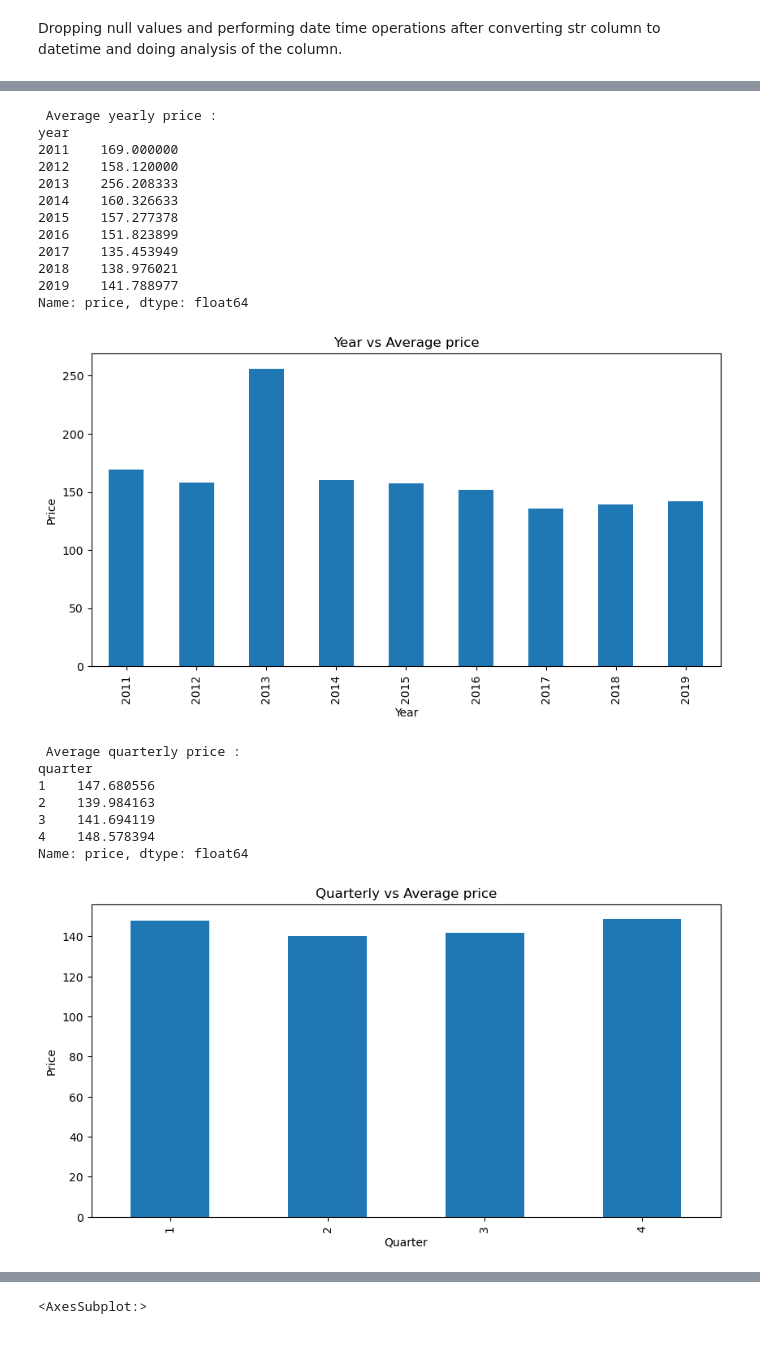
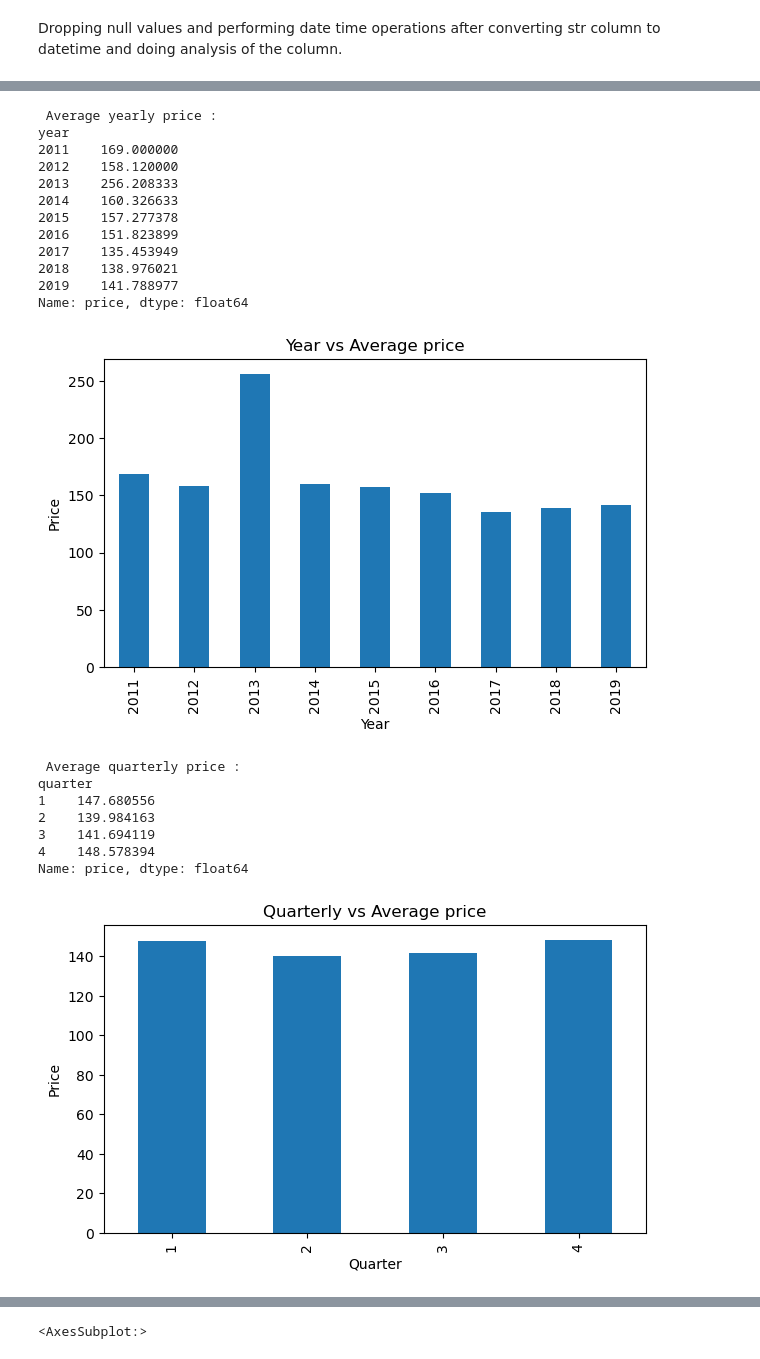
Before and after one commit to mdismailquraishicse/Capstone-Project-1--AirBnb, a Jupyter notebook: Capstone Project 1 - EDA.ipynb, the cells around one changed output, grey strips where cells are left out. Drawn from its saved outputs; the diff is of its cells as text; code cells hidden in the pictures.

```diff
--- a/Capstone Project 1 - EDA.ipynb
+++ b/Capstone Project 1 - EDA.ipynb
@@ -519,46 +507,40 @@ airbnb_df.head()
 # %%
 # year vs average price, quarter vs average price, month vs average price plots
 print(f" Average yearly price : \n{airbnb_df.groupby(['year'])['price'].mean()}")
-plt.rcParams['figure.figsize'] = (10,5)
+plt.rcParams['figure.figsize'] = (7,4)
 airbnb_df.groupby(['year'])['price'].mean().plot.bar()
 plt.title('Year vs Average price')
 plt.xlabel('Year')
 plt.ylabel('Price')
 plt.show()
 
 print(f" Average quarterly price : \n{airbnb_df.groupby(['quarter'])['price'].mean()}")
 airbnb_df.groupby(['quarter'])['price'].mean().plot.bar()
 plt.title('Quarterly vs Average price')
 plt.xlabel('Quarter')
 plt.ylabel('Price')
 plt.show()
 
 print(f" Average monthly price : \n{airbnb_df.groupby(['month'])['price'].mean()}")
 airbnb_df.groupby(['month'])['price'].mean().plot.bar()
 plt.title('Month vs Average price')
 plt.xlabel('Month')
 plt.ylabel('Price')
 plt.show()
-
-# airbnb_df.groupby(['day'])['price'].mean().plot.bar()
-# plt.title('Day vs Average price')
-# plt.xlabel('Day')
-# plt.ylabel('Price')
-# plt.show()
 # %% [output]
  Average yearly price :
 year
 2011    169.000000
 2012    158.120000
 2013    256.208333
 2014    160.326633
 2015    157.277378
 2016    151.823899
 2017    135.453949
 2018    138.976021
 2019    141.788977
 Name: price, dtype: float64
-[figure, old version]
+[figure, new version]
  Average quarterly price :
 quarter
 1    147.680556
@@ -566,7 +548,7 @@ quarter
 3    141.694119
 4    148.578394
 Name: price, dtype: float64
-[figure, old version]
+[figure, new version]
  Average monthly price :
 month
 1     150.492769
```
Also changed, not shown: parts of 14 cells of this notebook.
